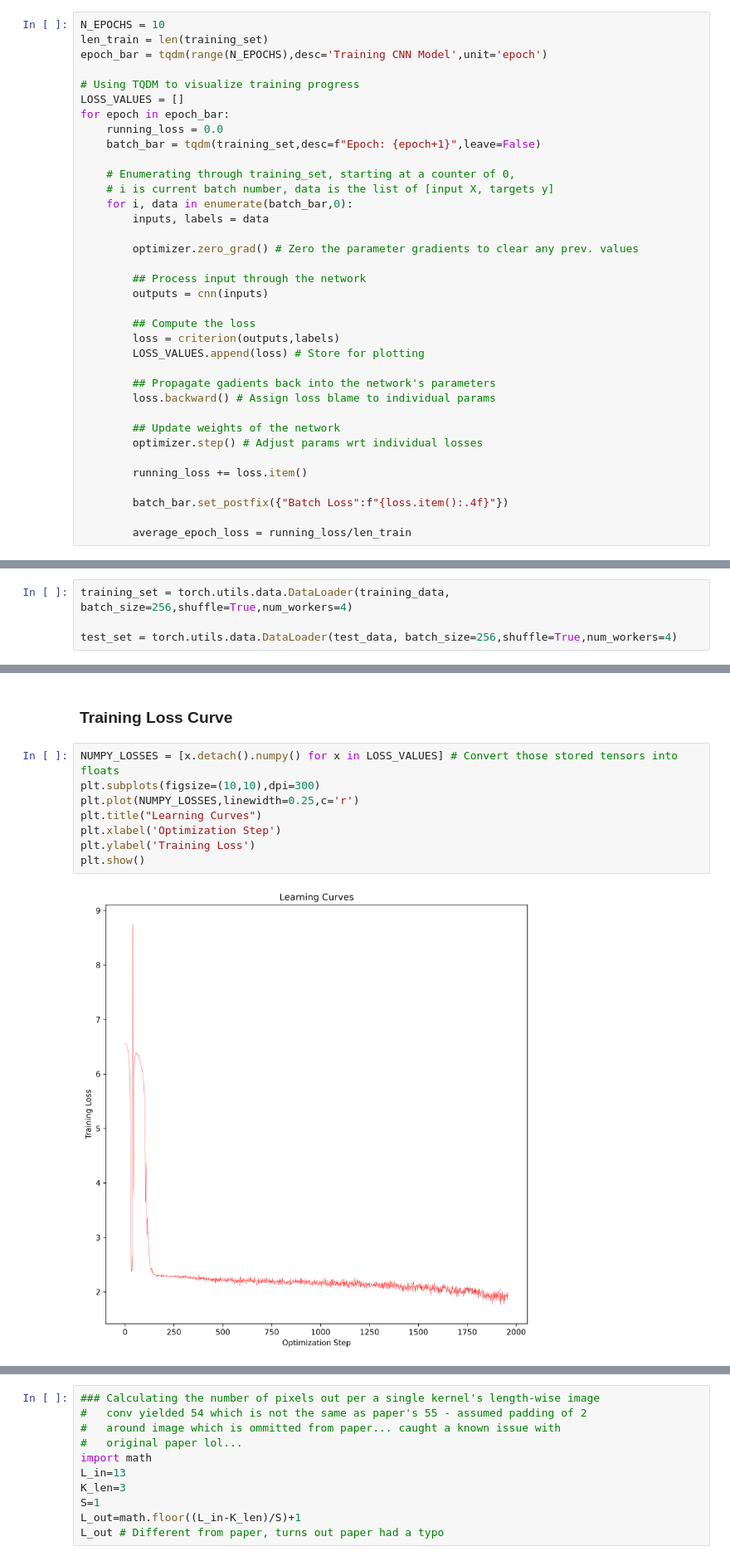
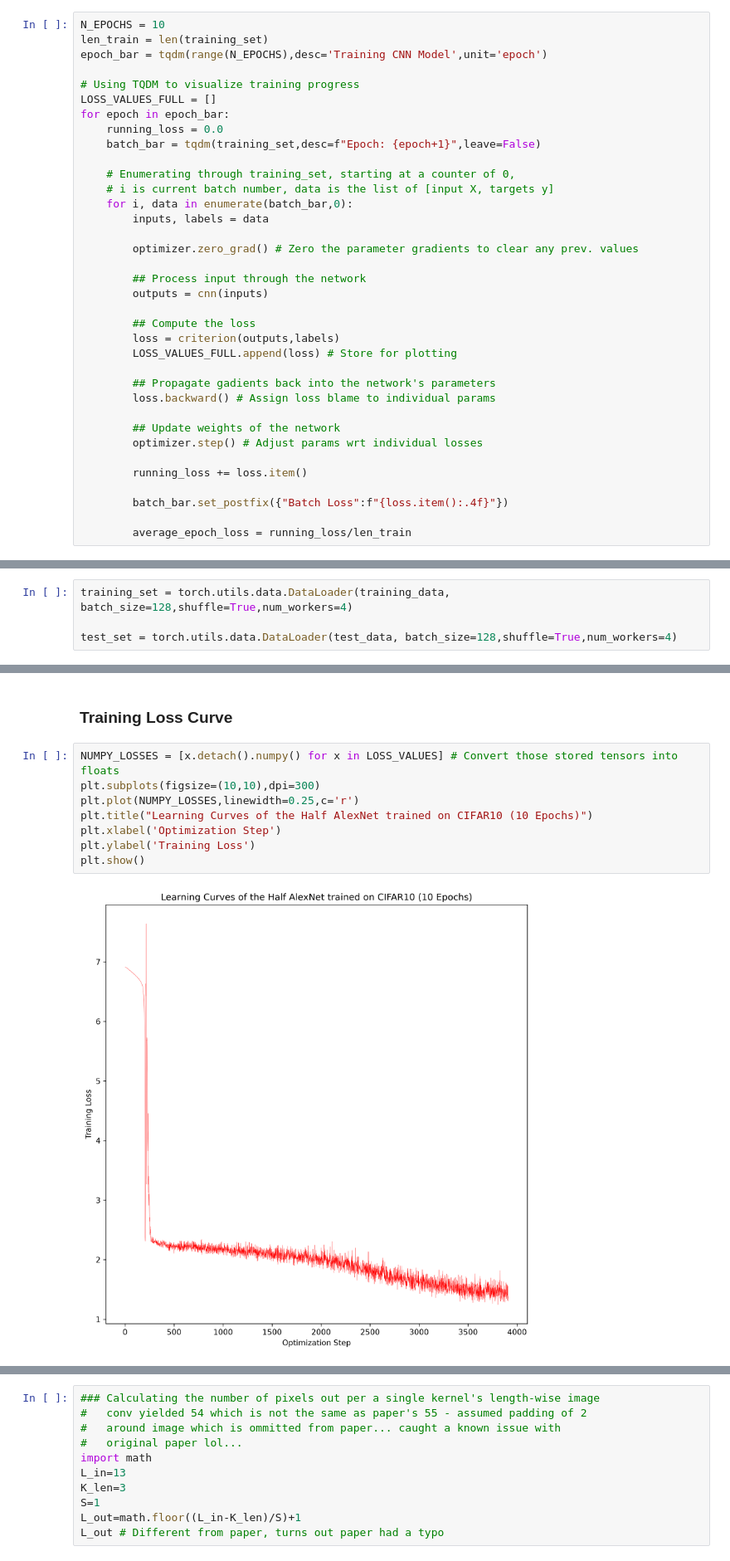
Before and after one commit to smspiegel/CNN_MNIST, a Jupyter notebook: mnist_notebook.ipynb, the cells around one changed output, grey strips where cells are left out. Shown at 83% size. Saved outputs shown, nothing was run; the diff lists cells and outputs as text.

Commit message:
halfnet and full alexnet experiments on 10 epochs complete: halfnet shows better training results than full alexnet...

```diff
--- a/mnist_notebook.ipynb
+++ b/mnist_notebook.ipynb
@@ -168,7 +206,7 @@ len_train = len(training_set)
 epoch_bar = tqdm(range(N_EPOCHS),desc='Training CNN Model',unit='epoch')
 
 # Using TQDM to visualize training progress
-LOSS_VALUES = []
+LOSS_VALUES_FULL = []
 for epoch in epoch_bar:
     running_loss = 0.0
     batch_bar = tqdm(training_set,desc=f"Epoch: {epoch+1}",leave=False)
@@ -185,7 +223,7 @@ for epoch in epoch_bar:
 
         ## Compute the loss
         loss = criterion(outputs,labels)
-        LOSS_VALUES.append(loss) # Store for plotting
+        LOSS_VALUES_FULL.append(loss) # Store for plotting
 
         ## Propagate gadients back into the network's parameters
         loss.backward() # Assign loss blame to individual params
@@ -391,9 +433,9 @@ test_data = torchvision.datasets.CIFAR10(
     transform=Transform
     )
 # %%
-training_set = torch.utils.data.DataLoader(training_data, batch_size=256,shuffle=True,num_workers=4)
+training_set = torch.utils.data.DataLoader(training_data, batch_size=128,shuffle=True,num_workers=4)
 
-test_set = torch.utils.data.DataLoader(test_data, batch_size=256,shuffle=True,num_workers=4)
+test_set = torch.utils.data.DataLoader(test_data, batch_size=128,shuffle=True,num_workers=4)
 # %% [markdown]
 ### Training the Half-AlexNet
 # %%
@@ -438,10 +480,10 @@ for epoch in epoch_bar:
 # %%
 NUMPY_LOSSES = [x.detach().numpy() for x in LOSS_VALUES] # Convert those stored tensors into floats
 plt.subplots(figsize=(10,10),dpi=300)
 plt.plot(NUMPY_LOSSES,linewidth=0.25,c='r')
-plt.title("Learning Curves")
+plt.title("Learning Curves of the Half AlexNet trained on CIFAR10 (10 Epochs)")
 plt.xlabel('Optimization Step')
 plt.ylabel('Training Loss')
 plt.show()
 # %% [output]
-[figure, old version]
+[figure, new version]
```
Also changed, not shown: parts of 14 cells of this notebook.
